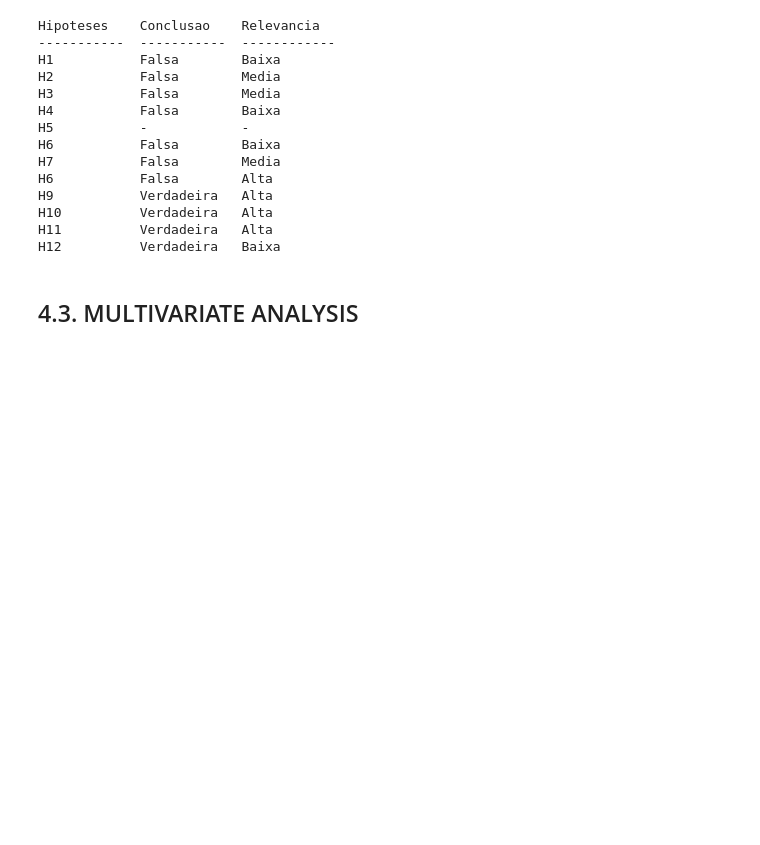
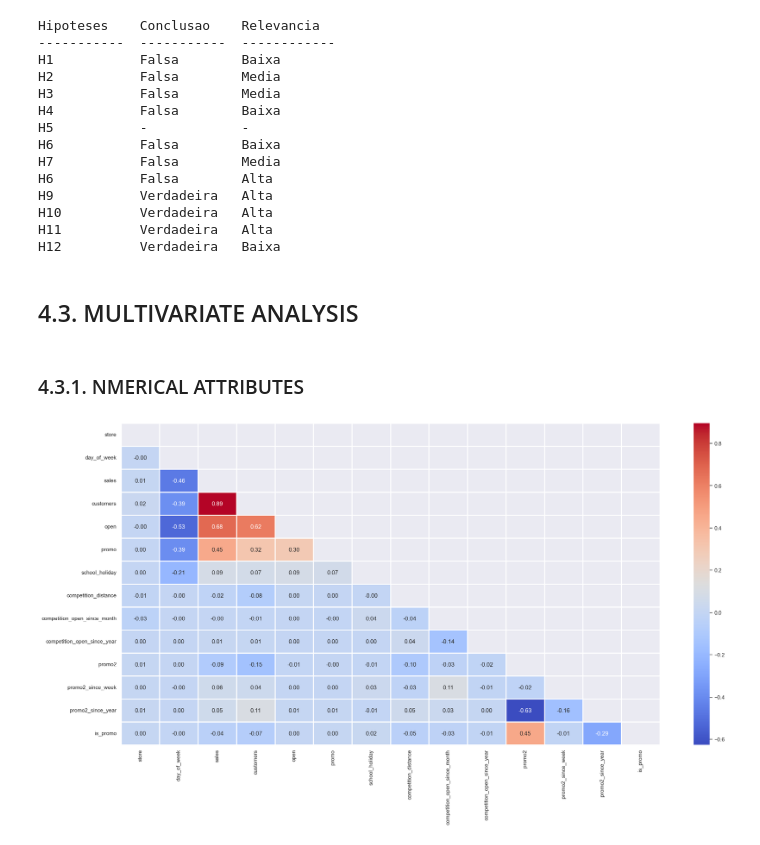
Before and after one commit to JoseEduardof93/Pharmacy-Sales-Forecast, a Jupyter notebook: notebooks/mod04_v01_forecast_project_eda.ipynb, the cells around one changed output. Cells and saved outputs as stored; diff of their text form; code cells hidden in the pictures; blank space fills up the shorter version.

```diff
--- a/notebooks/mod04_v01_forecast_project_eda.ipynb
+++ b/notebooks/mod04_v01_forecast_project_eda.ipynb
@@ -667,3 +668,11 @@ H11          Verdadeira   Alta
 H12          Verdadeira   Baixa
 # %% [markdown]
 ## 4.3. MULTIVARIATE ANALYSIS
+# %% [markdown]
+### 4.3.1. NMERICAL ATTRIBUTES
+# %%
+correlation = num_attributes.corr(method='pearson')
+matrix = np.triu(correlation)
+sns.heatmap(correlation, annot=True, mask=matrix, cmap='coolwarm', linewidths=1,fmt='.2f');
+# %% [output]
+[figure, added]
```
Also changed, not shown: parts of 5 cells of this notebook.
